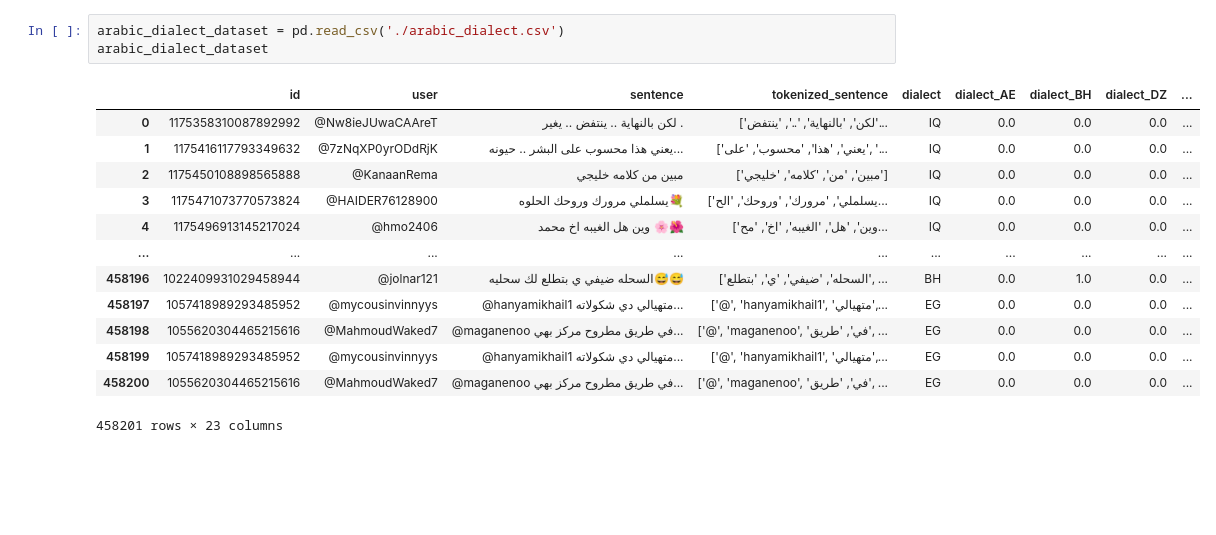
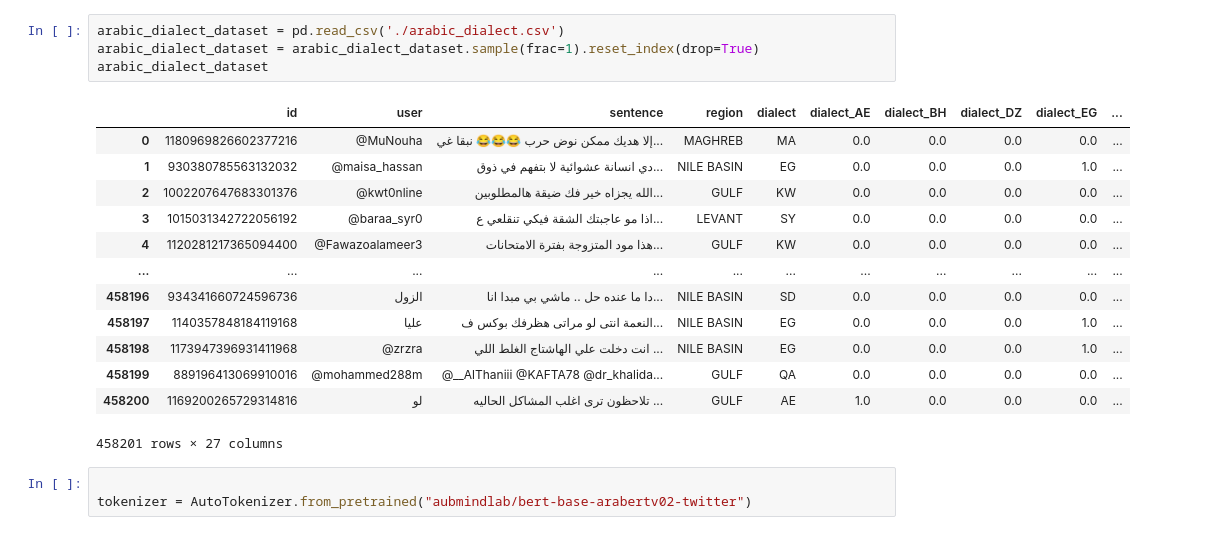
Before and after one commit to SoroushSemer/Arabic-Dialect-Classification, a Jupyter notebook: AraBERT_classifier.ipynb, the cells around one changed output. Saved outputs shown, nothing was run; the diff lists cells and outputs as text; blank space fills up the shorter version.

```diff
--- a/AraBERT_classifier.ipynb
+++ b/AraBERT_classifier.ipynb
@@ -5,17 +20,21 @@ import matplotlib.pyplot as plt
 # %%
 arabic_dialect_dataset = pd.read_csv('./arabic_dialect.csv')
+arabic_dialect_dataset = arabic_dialect_dataset.sample(frac=1).reset_index(drop=True)
 arabic_dialect_dataset
 # %% [output]
-|  | id | user | sentence | tokenized_sentence | dialect | dialect_AE | dialect_BH | dialect_DZ | ... |
-| 0 | 1175358310087892992 | @Nw8ieJUwaCAAreT | لكن بالنهاية .. ينتفض .. يغير . | ['لكن', 'بالنهاية', '..', 'ينتفض'... | IQ | 0.0 | 0.0 | 0.0 | ... |
-| 1 | 1175416117793349632 | @7zNqXP0yrODdRjK | يعني هذا محسوب على البشر .. حيونه... | ['يعني', 'هذا', 'محسوب', 'على', '... | IQ | 0.0 | 0.0 | 0.0 | ... |
-| 2 | 1175450108898565888 | @KanaanRema | مبين من كلامه خليجي | ['مبين', 'من', 'كلامه', 'خليجي'] | IQ | 0.0 | 0.0 | 0.0 | ... |
-| 3 | 1175471073770573824 | @HAIDER76128900 | يسلملي مرورك وروحك الحلوه💐 | ['يسلملي', 'مرورك', 'وروحك', 'الح... | IQ | 0.0 | 0.0 | 0.0 | ... |
-| 4 | 1175496913145217024 | @hmo2406 | وين هل الغيبه اخ محمد 🌸🌺 | ['وين', 'هل', 'الغيبه', 'اخ', 'مح... | IQ | 0.0 | 0.0 | 0.0 | ... |
-| ... | ... | ... | ... | ... | ... | ... | ... | ... | ... |
-| 458196 | 1022409931029458944 | @jolnar121 | السحله ضيفي ي بتطلع لك سحليه😅😅 | ['السحله', 'ضيفي', 'ي', 'بتطلع', ... | BH | 0.0 | 1.0 | 0.0 | ... |
-| 458197 | 1057418989293485952 | @mycousinvinnyys | @hanyamikhail1 متهيالي دي شكولاته... | ['@', 'hanyamikhail1', 'متهيالي',... | EG | 0.0 | 0.0 | 0.0 | ... |
-| 458198 | 1055620304465215616 | @MahmoudWaked7 | @maganenoo في طريق مطروح مركز بهي... | ['@', 'maganenoo', 'في', 'طريق', ... | EG | 0.0 | 0.0 | 0.0 | ... |
-| 458199 | 1057418989293485952 | @mycousinvinnyys | @hanyamikhail1 متهيالي دي شكولاته... | ['@', 'hanyamikhail1', 'متهيالي',... | EG | 0.0 | 0.0 | 0.0 | ... |
-| 458200 | 1055620304465215616 | @MahmoudWaked7 | @maganenoo في طريق مطروح مركز بهي... | ['@', 'maganenoo', 'في', 'طريق', ... | EG | 0.0 | 0.0 | 0.0 | ... |
+|  | id | user | sentence | region | dialect | dialect_AE | dialect_BH | dialect_DZ | dialect_EG | ... |
+| 0 | 1180969826602377216 | @MuNouha | إلا هديك ممكن نوض حرب 😂😂😂 نبقا غي... | MAGHREB | MA | 0.0 | 0.0 | 0.0 | 0.0 | ... |
+| 1 | 930380785563132032 | @maisa_hassan | دي انسانة عشوائية لا بتفهم في ذوق... | NILE BASIN | EG | 0.0 | 0.0 | 0.0 | 1.0 | ... |
+| 2 | 1002207647683301376 | @kwt0nline | الله يجزاه خير فك ضيقة هالمطلوبين... | GULF | KW | 0.0 | 0.0 | 0.0 | 0.0 | ... |
+| 3 | 1015031342722056192 | @baraa_syr0 | اذا مو عاجبتك الشقة فيكي تنقلعي ع... | LEVANT | SY | 0.0 | 0.0 | 0.0 | 0.0 | ... |
+| 4 | 1120281217365094400 | @Fawazoalameer3 | هذا مود المتزوجة بفترة الامتحانات... | GULF | KW | 0.0 | 0.0 | 0.0 | 0.0 | ... |
+| ... | ... | ... | ... | ... | ... | ... | ... | ... | ... | ... |
+| 458196 | 934341660724596736 | الزول | دا ما عنده حل .. ماشي بي مبدا انا... | NILE BASIN | SD | 0.0 | 0.0 | 0.0 | 0.0 | ... |
+| 458197 | 1140357848184119168 | عليا | النعمة انتى لو مراتى هظرفك بوكس ف... | NILE BASIN | EG | 0.0 | 0.0 | 0.0 | 1.0 | ... |
+| 458198 | 1173947396931411968 | @zrzra | انت دخلت علي الهاشتاج الغلط اللي ... | NILE BASIN | EG | 0.0 | 0.0 | 0.0 | 1.0 | ... |
+| 458199 | 889196413069910016 | @mohammed288m | @__AlThaniii @KAFTA78 @dr_khalida... | GULF | QA | 0.0 | 0.0 | 0.0 | 0.0 | ... |
+| 458200 | 1169200265729314816 | لو | تلاحظون ترى اغلب المشاكل الحاليه ... | GULF | AE | 1.0 | 0.0 | 0.0 | 0.0 | ... |
-458201 rows × 23 columns
+458201 rows × 27 columns
+# %%
+
+tokenizer = AutoTokenizer.from_pretrained("aubmindlab/bert-base-arabertv02-twitter")
```
Also changed, not shown: parts of 16 cells of this notebook, 4 other files.
